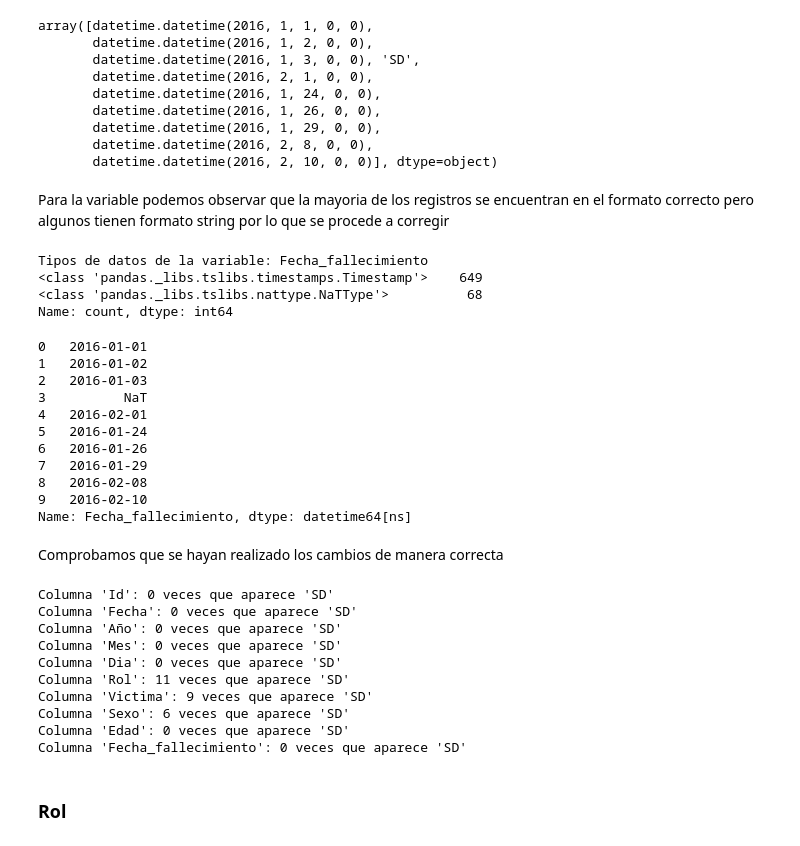
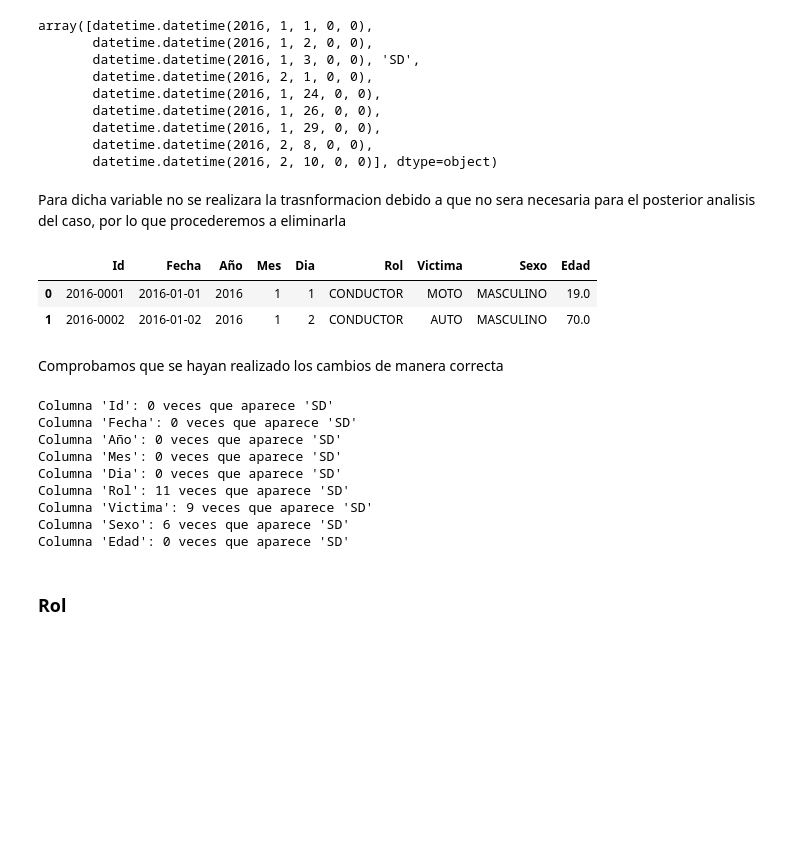
Before and after one commit to ASGuzman/PI2_Siniestros_Viales, a Jupyter notebook: ETL.ipynb, the cells around one changed output. Saved outputs shown, nothing was run; the diff lists cells and outputs as text; code cells hidden in the pictures; blank space fills up the shorter version.

```diff
--- a/ETL.ipynb
+++ b/ETL.ipynb
@@ -684,32 +684,16 @@ array([datetime.datetime(2016, 1, 1, 0, 0),
        datetime.datetime(2016, 1, 29, 0, 0),
        datetime.datetime(2016, 2, 8, 0, 0),
        datetime.datetime(2016, 2, 10, 0, 0)], dtype=object)
-# %% [markdown]
-Para la variable podemos observar que la mayoria de los registros se encuentran en el formato correcto pero algunos tienen formato string por lo que se procede a corregir
-# %%
-df_victimas["Fecha_fallecimiento"] = df_victimas["Fecha_fallecimiento"].replace("SD", pd.NaT)
-df_victimas["Fecha_fallecimiento"] = pd.to_datetime(df_victimas["Fecha_fallecimiento"], errors='coerce')
-tipo_fecha = df_victimas["Fecha_fallecimiento"].apply(type).value_counts()
-print("Tipos de datos de la variable:",tipo_fecha)
-# %% [output]
-Tipos de datos de la variable: Fecha_fallecimiento
-<class 'pandas._libs.tslibs.timestamps.Timestamp'>    649
-<class 'pandas._libs.tslibs.nattype.NaTType'>          68
-Name: count, dtype: int64
+# %% [markdown]
+Para dicha variable no se realizara la trasnformacion debido a que no sera necesaria para el posterior analisis del caso, por lo que procederemos a eliminarla
+# %%
+df_victimas= df_victimas.drop(columns=["Fecha_fallecimiento"], axis=1)
 # %%
-df_victimas["Fecha_fallecimiento"].head(10)
+df_victimas.head(2)
 # %% [output]
-0   2016-01-01
-1   2016-01-02
-2   2016-01-03
-3          NaT
-4   2016-02-01
-5   2016-01-24
-6   2016-01-26
-7   2016-01-29
-8   2016-02-08
-9   2016-02-10
-Name: Fecha_fallecimiento, dtype: datetime64[ns]
+|  | Id | Fecha | Año | Mes | Dia | Rol | Victima | Sexo | Edad |
+| 0 | 2016-0001 | 2016-01-01 | 2016 | 1 | 1 | CONDUCTOR | MOTO | MASCULINO | 19.0 |
+| 1 | 2016-0002 | 2016-01-02 | 2016 | 1 | 2 | CONDUCTOR | AUTO | MASCULINO | 70.0 |
 # %% [markdown]
 Comprobamos que se hayan realizado los cambios de manera correcta
 # %%
@@ -731,7 +715,6 @@ Columna 'Rol': 11 veces que aparece 'SD'
 Columna 'Victima': 9 veces que aparece 'SD'
 Columna 'Sexo': 6 veces que aparece 'SD'
 Columna 'Edad': 0 veces que aparece 'SD'
-Columna 'Fecha_fallecimiento': 0 veces que aparece 'SD'
 # %% [markdown]
 ### Rol
 # %% [markdown]
```
Also changed, not shown: parts of 9 cells of this notebook, 4 other files.
